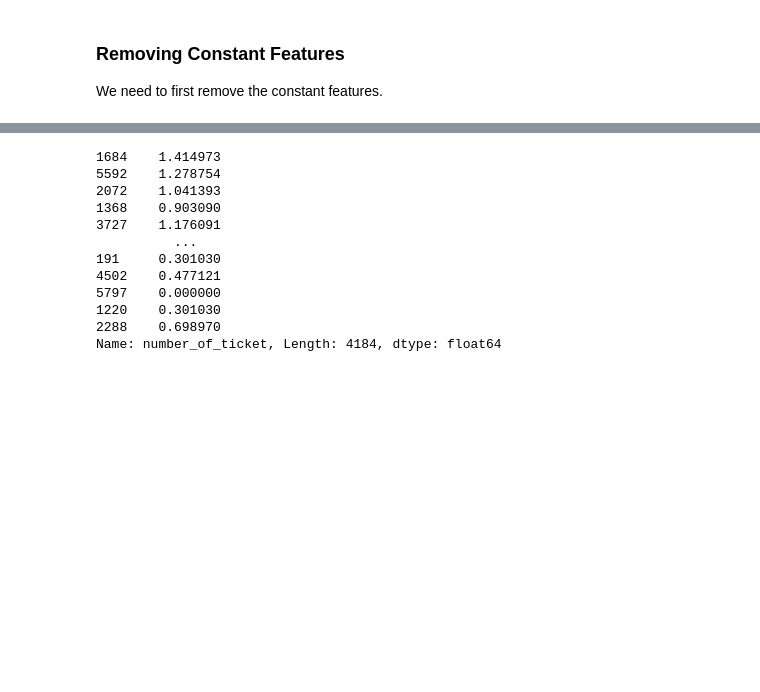
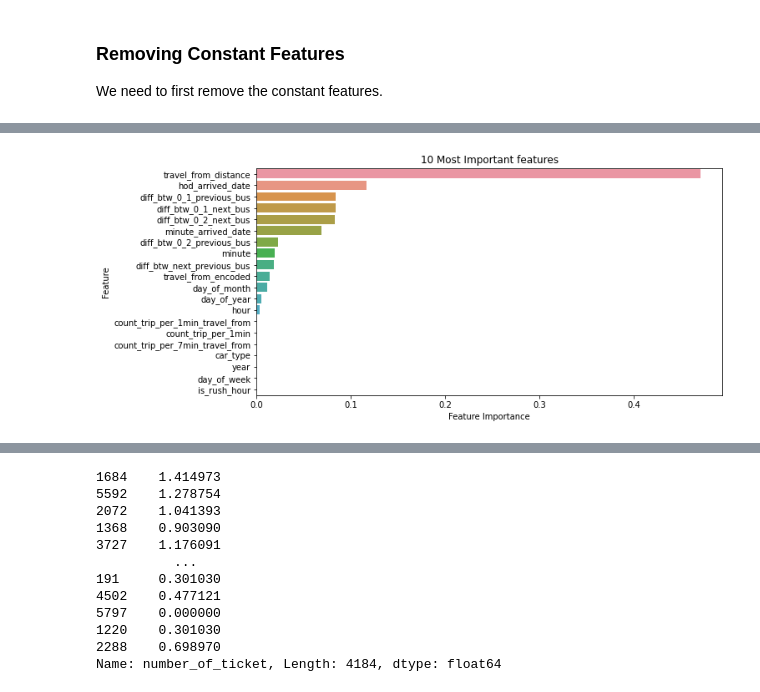
Before and after one commit to anshudhanshu/Demand-Prediction-for-public-transport, a Jupyter notebook: Sudhanshu_Rawat_Team_5_Capstone_Project.ipynb, the cells around one changed output, grey strips where cells are left out. Saved outputs shown, nothing was run; the diff lists cells and outputs as text; code cells hidden in the pictures; blank space fills up the shorter version.

```diff
--- a/Sudhanshu_Rawat_Team_5_Capstone_Project.ipynb
+++ b/Sudhanshu_Rawat_Team_5_Capstone_Project.ipynb
@@ -603,0 +713,16 @@ X_test = scaler.transform(X_test)
+# %%
+importances = reg_optimal_model.feature_importances_
+# %%
+importance_dict = {'Feature' : list(X_train.columns),
+                   'Feature Importance' : importances}
+# %%
+importance_df = pd.DataFrame(importance_dict)
+# %%
+important_features=importance_df.sort_values(by=['Feature Importance'],ascending=False).head(20)
+# %%
+plt.figure(figsize=(10,5))
+sns.barplot(y = important_features['Feature'], x = important_features['Feature Importance'] )
+plt.title('10 Most Important features')
+plt.show()
+# %% [output]
+[figure, added]
```
Also changed, not shown: parts of 108 cells of this notebook.
